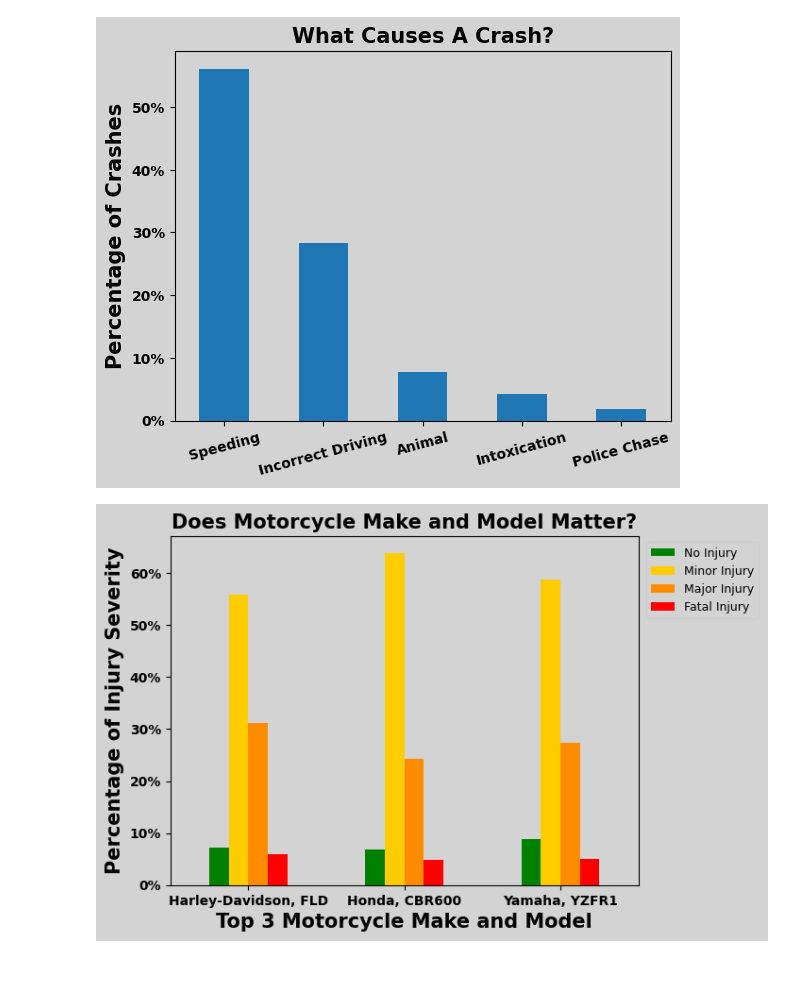
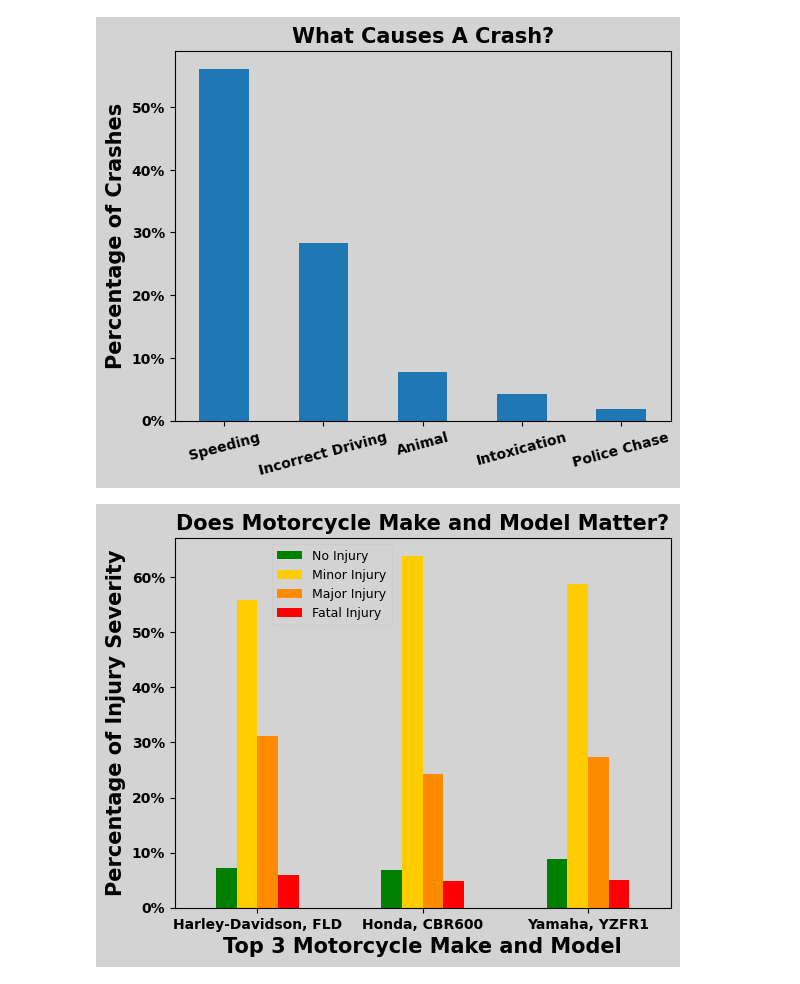
Before and after one commit to tex-wrex/tex-wrex, a Jupyter notebook: Jared/explore_get_specific_visuals.ipynb, the cells around one changed output. Cells and saved outputs as stored; diff of their text form; code cells hidden in the pictures.

Commit message:
Re-adjusted presentation visuals more to be more verbose and easier to digest from an audience standpoint

```diff
--- a/Jared/explore_get_specific_visuals.ipynb
+++ b/Jared/explore_get_specific_visuals.ipynb
@@ -1088,20 +1088,20 @@ plt.show()
 # %%
 cross_tab = pd.crosstab(master[master.make_and_model.isin(master.make_and_model.value_counts().head(3).index)].make_and_model, master.person_injury_severity, normalize='index')
 desired_order = ['n - not injured', 'b - suspected minor injury', 'a - suspected serious injury', 'k - fatal injury']
 cross_tab = cross_tab[desired_order]
 colors = ['green', '#FFCC00', 'darkorange', 'red']
 fig, ax = plt.subplots(facecolor='lightgray')
 ax.set_facecolor('lightgray')
 ax = cross_tab.plot(kind='bar', color=colors, ax=ax)
 plt.title('Does Motorcycle Make and Model Matter?', fontweight='bold', fontsize=15)
 plt.xlabel('Top 3 Motorcycle Make and Model', fontweight='bold', fontsize=15)
 plt.xticks(rotation=0, ticks=range(3), labels=['Harley-Davidson, FLD', 'Honda, CBR600', 'Yamaha, YZFR1'], fontweight='bold', fontsize=10)
 plt.ylabel('Percentage of Injury Severity', fontweight='bold', fontsize=15)
 plt.yticks(ticks=[0, 0.1, 0.2, 0.3, 0.4, 0.5, 0.6], labels=['0%', '10%', '20%', '30%', '40%', '50%', '60%'], fontweight='bold', fontsize=10)
 #for p in ax.patches:
 #    ax.annotate(f"{p.get_height():.0%}", (p.get_x() + p.get_width() / 2., p.get_height()), ha='center', va='center', xytext=(0, 5), textcoords='offset points')
 legend = plt.legend(loc='upper right', prop={'size': 9}, labels=['No Injury', 'Minor Injury', 'Major Injury', 'Fatal Injury'], facecolor='lightgray')
-legend.set_bbox_to_anchor((1.27, 1))
+legend.set_bbox_to_anchor((0.45, 1))
 plt.show()
 # %% [output]
-[figure, old version]
+[figure, new version]
```
Also changed, not shown: parts of 14 cells of this notebook.
